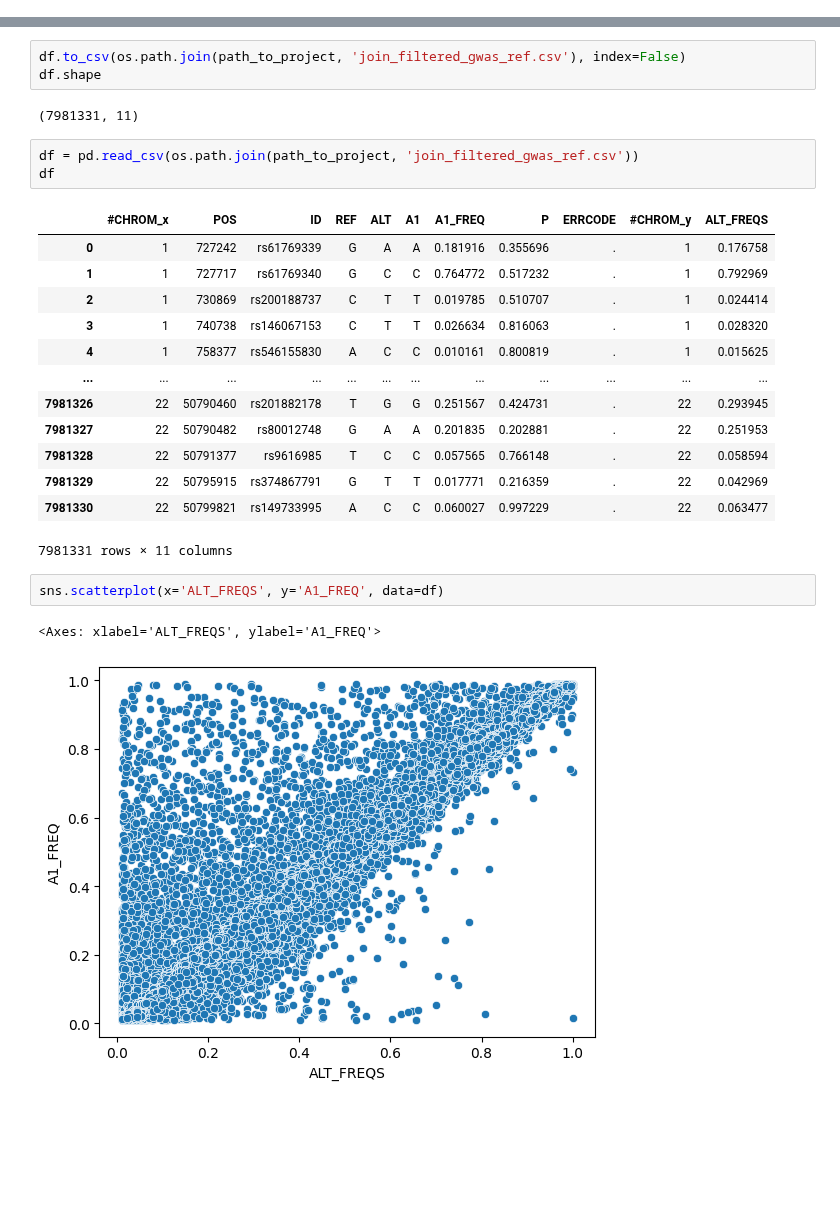
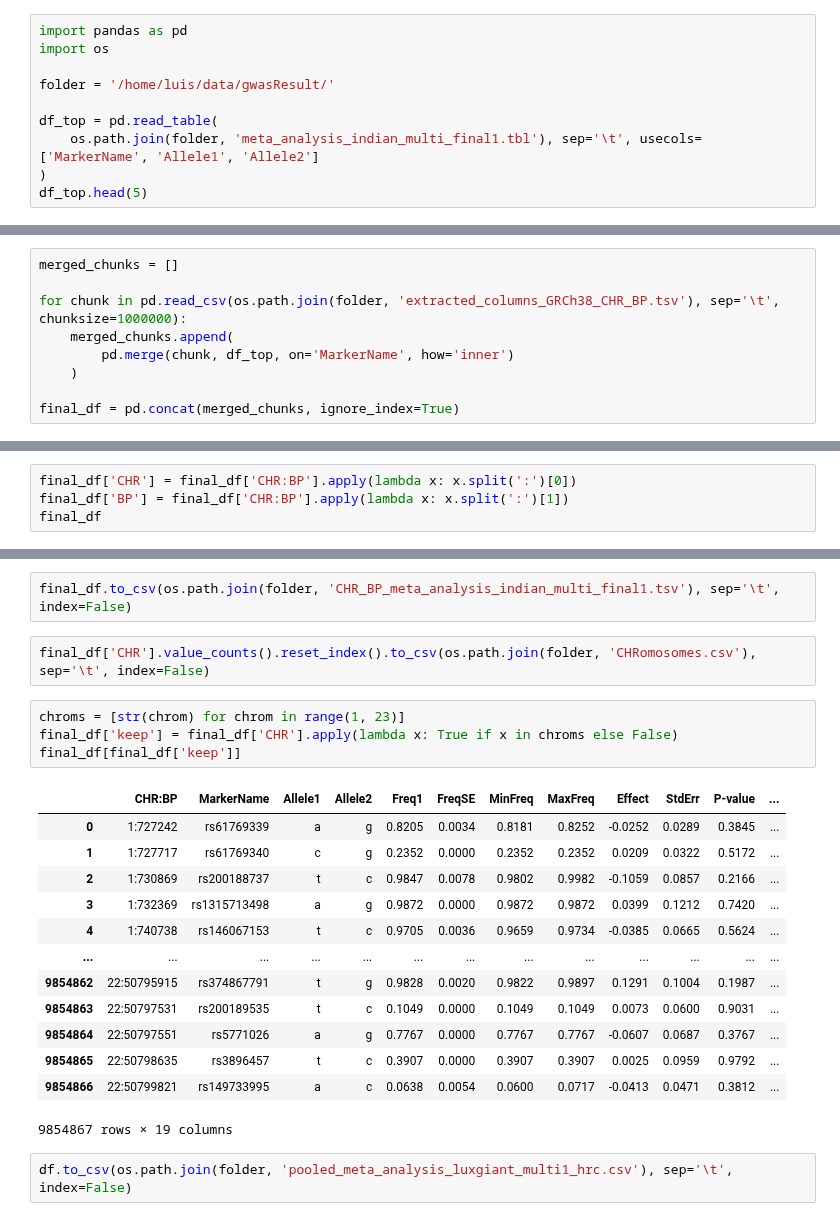
Before and after one commit to cge-tubingens/IDEAL-GENOM, a Jupyter notebook: viz_notebooks/maf_plot.ipynb, the cells around one changed output, grey strips where cells are left out. Saved outputs shown, nothing was run; the diff lists cells and outputs as text; blank space fills up the shorter version.

```diff
--- a/viz_notebooks/maf_plot.ipynb
+++ b/viz_notebooks/maf_plot.ipynb
@@ -53,0 +73,10 @@ df = df[(df['ALT_FREQS'] > 0.01) & (df['A1_FREQ'] > 0.01)].reset_index(drop=True
+# %%
+import pandas as pd
+import os
+
+folder = '/home/luis/data/gwasResult/'
+
+df_top = pd.read_table(
+    os.path.join(folder, 'meta_analysis_indian_multi_final1.tbl'), sep='\t', usecols=['MarkerName', 'Allele1', 'Allele2']
+)
+df_top.head(5)
@@ -53,0 +156,9 @@ df = df[(df['ALT_FREQS'] > 0.01) & (df['A1_FREQ'] > 0.01)].reset_index(drop=True
+# %%
+merged_chunks = []
+
+for chunk in pd.read_csv(os.path.join(folder, 'extracted_columns_GRCh38_CHR_BP.tsv'), sep='\t', chunksize=1000000):
+    merged_chunks.append(
+        pd.merge(chunk, df_top, on='MarkerName', how='inner')
+    )
+
+final_df = pd.concat(merged_chunks, ignore_index=True)
@@ -53,0 +181,4 @@ df = df[(df['ALT_FREQS'] > 0.01) & (df['A1_FREQ'] > 0.01)].reset_index(drop=True
+# %%
+final_df['CHR'] = final_df['CHR:BP'].apply(lambda x: x.split(':')[0])
+final_df['BP'] = final_df['CHR:BP'].apply(lambda x: x.split(':')[1])
+final_df
@@ -54,27 +199,24 @@ df = df[(df['ALT_FREQS'] > 0.01) & (df['A1_FREQ'] > 0.01)].reset_index(drop=True
+# %%
+final_df.to_csv(os.path.join(folder, 'CHR_BP_meta_analysis_indian_multi_final1.tsv'), sep='\t', index=False)
+# %%
+final_df['CHR'].value_counts().reset_index().to_csv(os.path.join(folder, 'CHRomosomes.csv'), sep='\t', index=False)
+# %%
+chroms = [str(chrom) for chrom in range(1, 23)]
+final_df['keep'] = final_df['CHR'].apply(lambda x: True if x in chroms else False)
+final_df[final_df['keep']]
+# %% [output]
+|  | CHR:BP | MarkerName | Allele1 | Allele2 | Freq1 | FreqSE | MinFreq | MaxFreq | Effect | StdErr | P-value | ... |
+| 0 | 1:727242 | rs61769339 | a | g | 0.8205 | 0.0034 | 0.8181 | 0.8252 | -0.0252 | 0.0289 | 0.3845 | ... |
+| 1 | 1:727717 | rs61769340 | c | g | 0.2352 | 0.0000 | 0.2352 | 0.2352 | 0.0209 | 0.0322 | 0.5172 | ... |
+| 2 | 1:730869 | rs200188737 | t | c | 0.9847 | 0.0078 | 0.9802 | 0.9982 | -0.1059 | 0.0857 | 0.2166 | ... |
+| 3 | 1:732369 | rs1315713498 | a | g | 0.9872 | 0.0000 | 0.9872 | 0.9872 | 0.0399 | 0.1212 | 0.7420 | ... |
+| 4 | 1:740738 | rs146067153 | t | c | 0.9705 | 0.0036 | 0.9659 | 0.9734 | -0.0385 | 0.0665 | 0.5624 | ... |
+| ... | ... | ... | ... | ... | ... | ... | ... | ... | ... | ... | ... | ... |
+| 9854862 | 22:50795915 | rs374867791 | t | g | 0.9828 | 0.0020 | 0.9822 | 0.9897 | 0.1291 | 0.1004 | 0.1987 | ... |
+| 9854863 | 22:50797531 | rs200189535 | t | c | 0.1049 | 0.0000 | 0.1049 | 0.1049 | 0.0073 | 0.0600 | 0.9031 | ... |
+| 9854864 | 22:50797551 | rs5771026 | a | g | 0.7767 | 0.0000 | 0.7767 | 0.7767 | -0.0607 | 0.0687 | 0.3767 | ... |
+| 9854865 | 22:50798635 | rs3896457 | t | c | 0.3907 | 0.0000 | 0.3907 | 0.3907 | 0.0025 | 0.0959 | 0.9792 | ... |
+| 9854866 | 22:50799821 | rs149733995 | a | c | 0.0638 | 0.0054 | 0.0600 | 0.0717 | -0.0413 | 0.0471 | 0.3812 | ... |
+9854867 rows × 19 columns
 # %%
-df.to_csv(os.path.join(path_to_project, 'join_filtered_gwas_ref.csv'), index=False)
-df.shape
+df.to_csv(os.path.join(folder, 'pooled_meta_analysis_luxgiant_multi1_hrc.csv'), sep='\t', index=False)
-# %% [output]
-(7981331, 11)
-# %%
-df = pd.read_csv(os.path.join(path_to_project, 'join_filtered_gwas_ref.csv'))
-df
-# %% [output]
-|  | #CHROM_x | POS | ID | REF | ALT | A1 | A1_FREQ | P | ERRCODE | #CHROM_y | ALT_FREQS |
-| 0 | 1 | 727242 | rs61769339 | G | A | A | 0.181916 | 0.355696 | . | 1 | 0.176758 |
-| 1 | 1 | 727717 | rs61769340 | G | C | C | 0.764772 | 0.517232 | . | 1 | 0.792969 |
-| 2 | 1 | 730869 | rs200188737 | C | T | T | 0.019785 | 0.510707 | . | 1 | 0.024414 |
-| 3 | 1 | 740738 | rs146067153 | C | T | T | 0.026634 | 0.816063 | . | 1 | 0.028320 |
-| 4 | 1 | 758377 | rs546155830 | A | C | C | 0.010161 | 0.800819 | . | 1 | 0.015625 |
-| ... | ... | ... | ... | ... | ... | ... | ... | ... | ... | ... | ... |
-| 7981326 | 22 | 50790460 | rs201882178 | T | G | G | 0.251567 | 0.424731 | . | 22 | 0.293945 |
-| 7981327 | 22 | 50790482 | rs80012748 | G | A | A | 0.201835 | 0.202881 | . | 22 | 0.251953 |
-| 7981328 | 22 | 50791377 | rs9616985 | T | C | C | 0.057565 | 0.766148 | . | 22 | 0.058594 |
-| 7981329 | 22 | 50795915 | rs374867791 | G | T | T | 0.017771 | 0.216359 | . | 22 | 0.042969 |
-| 7981330 | 22 | 50799821 | rs149733995 | A | C | C | 0.060027 | 0.997229 | . | 22 | 0.063477 |
-7981331 rows × 11 columns
-# %%
-sns.scatterplot(x='ALT_FREQS', y='A1_FREQ', data=df)
-# %% [output]
-<Axes: xlabel='ALT_FREQS', ylabel='A1_FREQ'>
-[figure, removed]
```
Also changed, not shown: parts of 18 cells of this notebook, 1 other file.
